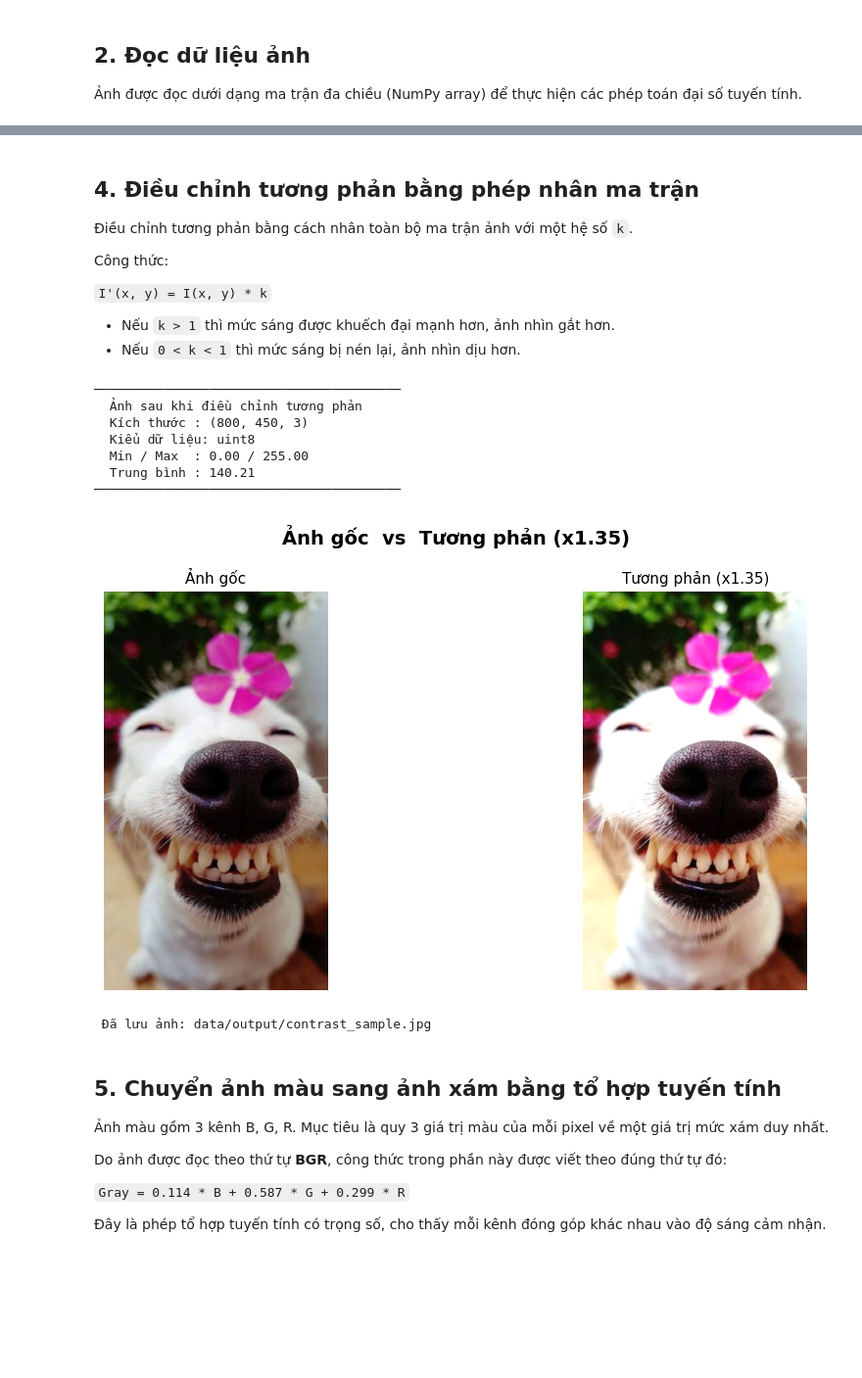
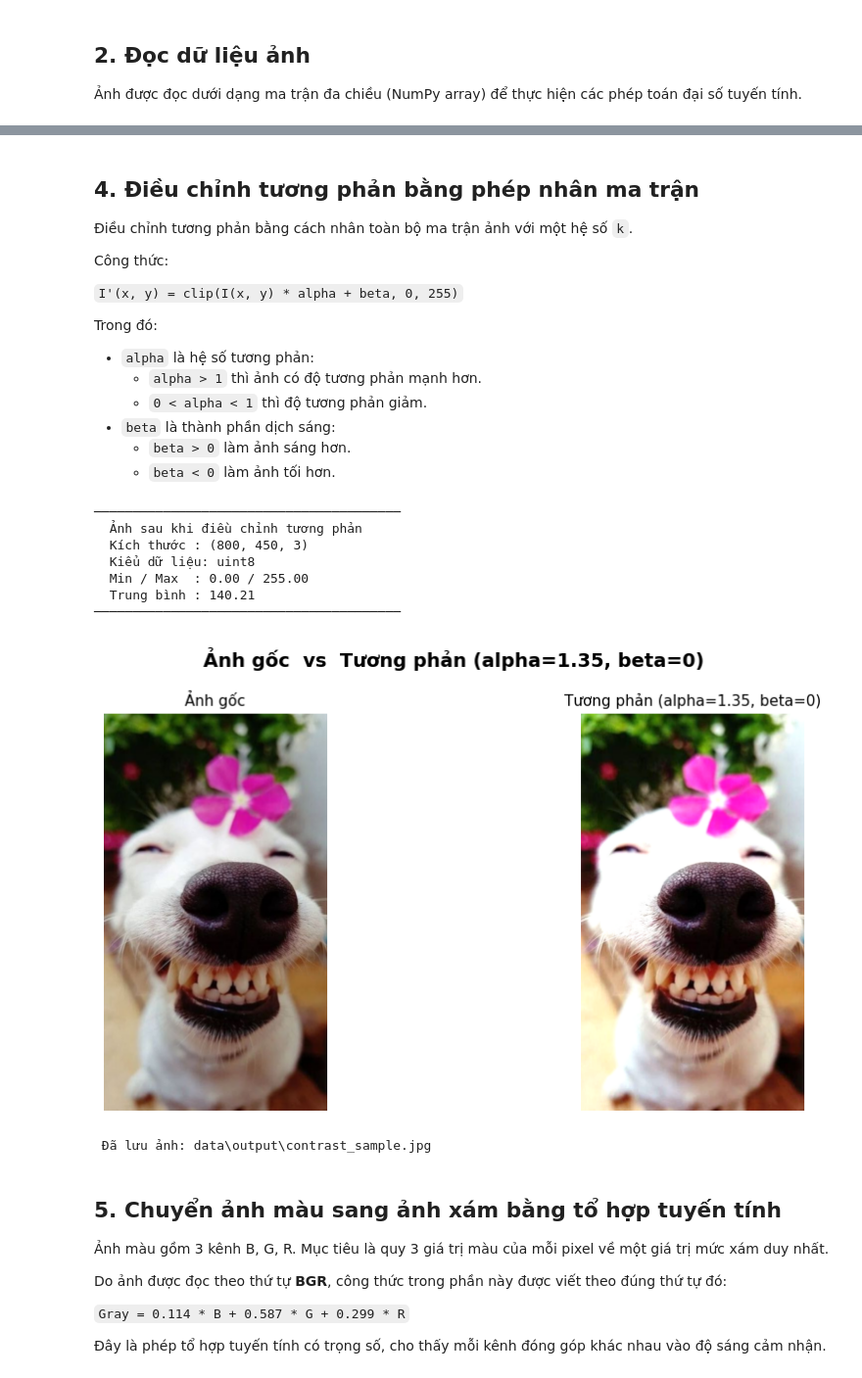
Before and after one commit to thuytranj/Image_Processing, a Jupyter notebook: main.ipynb, the cells around one changed output, grey strips where cells are left out. Shown at 98% size. Drawn from its saved outputs; the diff is of its cells as text; code cells hidden in the pictures; blank space fills up the shorter version.

```diff
--- a/main.ipynb
+++ b/main.ipynb
@@ -82,37 +82,44 @@ save_image(bright_image, 'data/output/brightened_sample.jpg')
 
 Công thức:
 
-`I'(x, y) = I(x, y) * k`
+`I'(x, y) = clip(I(x, y) * alpha + beta, 0, 255)`
 
-- Nếu `k > 1` thì mức sáng được khuếch đại mạnh hơn, ảnh nhìn gắt hơn.
-- Nếu `0 < k < 1` thì mức sáng bị nén lại, ảnh nhìn dịu hơn.
+Trong đó:
+- `alpha` là hệ số tương phản:
+  - `alpha > 1` thì ảnh có độ tương phản mạnh hơn.
+  - `0 < alpha < 1` thì độ tương phản giảm.
+- `beta` là thành phần dịch sáng:
+  - `beta > 0` làm ảnh sáng hơn.
+  - `beta < 0` làm ảnh tối hơn.
 # %%
 # ── Cell 4: Điều chỉnh tương phản ─────────────────
-# Điều chỉnh tương phản bằng cách nhân một hệ số vào tất cả pixel
-contrast_factor = 1.35
-contrast_image = adjust_contrast(img, contrast_factor)
+# Điều chỉnh tương phản theo công thức: I' = alpha * I + beta
+alpha = 1.35
+beta = 0
+
+contrast_image = adjust_contrast(img, alpha, beta)
 
 # Hiển thị thông tin ma trận và so sánh ảnh
 matrix_info(contrast_image, label='Ảnh sau khi điều chỉnh tương phản')
 show_comparison(
     img,
     contrast_image,
     title_orig='Ảnh gốc',
-    title_proc=f'Tương phản (x{contrast_factor})'
+    title_proc=f'Tương phản (alpha={alpha}, beta={beta})'
 )
 
 # Lưu ảnh đã xử lý
 save_image(contrast_image, 'data/output/contrast_sample.jpg')
 # %% [output]
 ────────────────────────────────────────
   Ảnh sau khi điều chỉnh tương phản
   Kích thước : (800, 450, 3)
   Kiểu dữ liệu: uint8
   Min / Max  : 0.00 / 255.00
   Trung bình : 140.21
 ────────────────────────────────────────
-[figure, old version]
+[figure, new version]
- Đã lưu ảnh: data/output/contrast_sample.jpg
+ Đã lưu ảnh: data\output\contrast_sample.jpg
 # %% [markdown]
 ## **5. Chuyển ảnh màu sang ảnh xám bằng tổ hợp tuyến tính**
 
```
Also changed, not shown: parts of 7 cells of this notebook, 3 other files.
